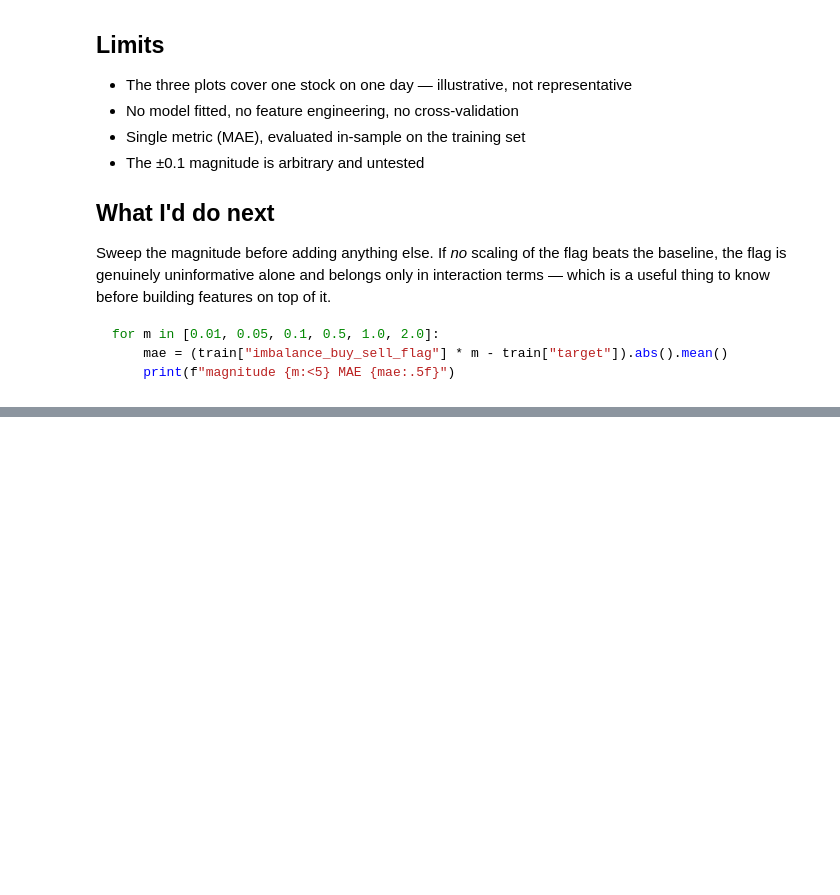
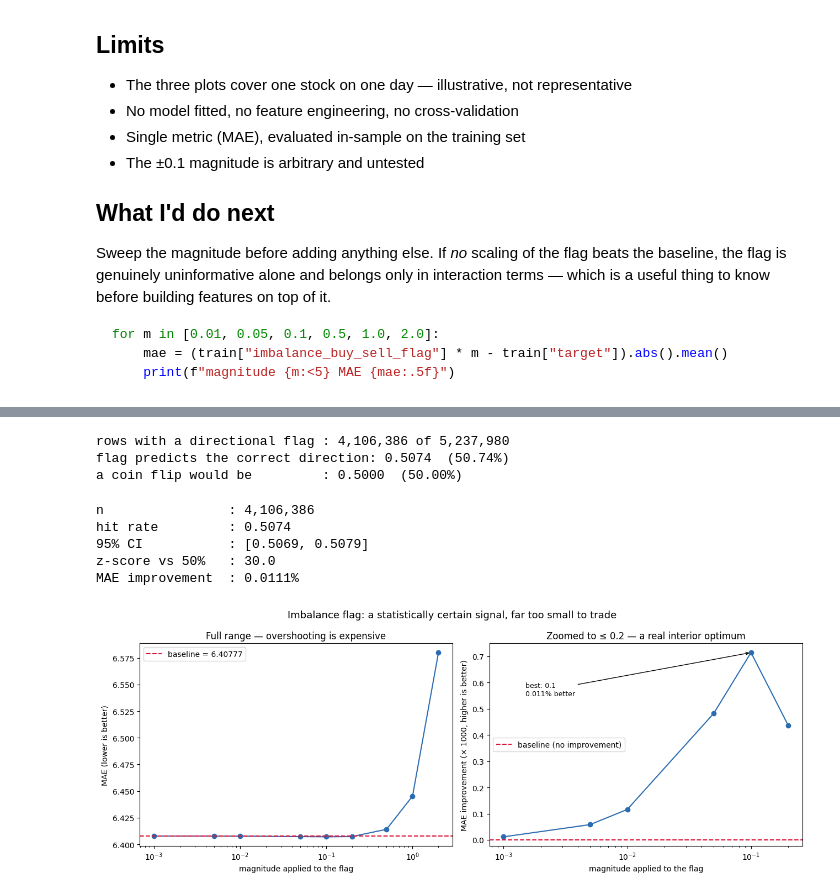
Before and after one commit to HarisankerMenon/Optiver-Trading-at-the-Close-introduction-data, a Jupyter notebook: optiver_auction_baseline.ipynb, the cells around one changed output, grey strips where cells are left out. Cells and saved outputs as stored; diff of their text form; code cells hidden in the pictures; blank space fills up the shorter version.

Commit message:
Sweep imbalance-flag magnitude; direction is real but not tradeable

```diff
--- a/optiver_auction_baseline.ipynb
+++ b/optiver_auction_baseline.ipynb
@@ -125,0 +177,65 @@ for m in [0.01, 0.05, 0.1, 0.5, 1.0, 2.0]:
+# %%
+import numpy as np
+
+directional = train[train["imbalance_buy_sell_flag"] != 0]
+hit_rate = (np.sign(directional["target"]) == directional["imbalance_buy_sell_flag"]).mean()
+
+print(f"rows with a directional flag : {len(directional):,} of {len(train):,}")
+print(f"flag predicts the correct direction: {hit_rate:.4f}  ({hit_rate*100:.2f}%)")
+print(f"a coin flip would be         : 0.5000  (50.00%)")
+# %% [output]
+rows with a directional flag : 4,106,386 of 5,237,980
+flag predicts the correct direction: 0.5074  (50.74%)
+a coin flip would be         : 0.5000  (50.00%)
+# %%
+n = len(directional)
+se = (0.25 / n) ** 0.5
+z = (hit_rate - 0.5) / se
+
+print(f"n                : {n:,}")
+print(f"hit rate         : {hit_rate:.4f}")
+print(f"95% CI           : [{hit_rate - 1.96*se:.4f}, {hit_rate + 1.96*se:.4f}]")
+print(f"z-score vs 50%   : {z:.1f}")
+print(f"MAE improvement  : 0.0111%")
+# %% [output]
+n                : 4,106,386
+hit rate         : 0.5074
+95% CI           : [0.5069, 0.5079]
+z-score vs 50%   : 30.0
+MAE improvement  : 0.0111%
+# %%
+import matplotlib.pyplot as plt
+
+fig, (ax1, ax2) = plt.subplots(1, 2, figsize=(13, 5))
+
+# LEFT — full range: the cost of overshooting
+ax1.plot(sweep["magnitude"], sweep["MAE"], marker="o", color="#2b6cb0")
+ax1.axhline(baseline_mae, color="crimson", linestyle="--",
+            label=f"baseline = {baseline_mae:.5f}")
+ax1.set_xscale("log")
+ax1.set_xlabel("magnitude applied to the flag")
+ax1.set_ylabel("MAE (lower is better)")
+ax1.set_title("Full range — overshooting is expensive")
+ax1.legend()
+
+# RIGHT — zoomed: the actual finding
+zoom = sweep[sweep["magnitude"] <= 0.2].copy()
+zoom["improvement"] = baseline_mae - zoom["MAE"]
+
+ax2.plot(zoom["magnitude"], zoom["improvement"] * 1000, marker="o", color="#2b6cb0")
+ax2.axhline(0, color="crimson", linestyle="--", label="baseline (no improvement)")
+ax2.annotate("best: 0.1\n0.011% better",
+             xy=(0.1, 0.714), xytext=(0.0015, 0.55),
+             arrowprops=dict(arrowstyle="->", color="black"), fontsize=9)
+ax2.set_xscale("log")
+ax2.set_xlabel("magnitude applied to the flag")
+ax2.set_ylabel("MAE improvement (× 1000, higher is better)")
+ax2.set_title("Zoomed to ≤ 0.2 — a real interior optimum")
+ax2.legend()
+
+fig.suptitle("Imbalance flag: a statistically certain signal, far too small to trade",
+             fontsize=13)
+plt.tight_layout()
+plt.show()
+# %% [output]
+[figure, added]
```
Also changed, not shown: parts of 4 cells of this notebook, 1 other file.
